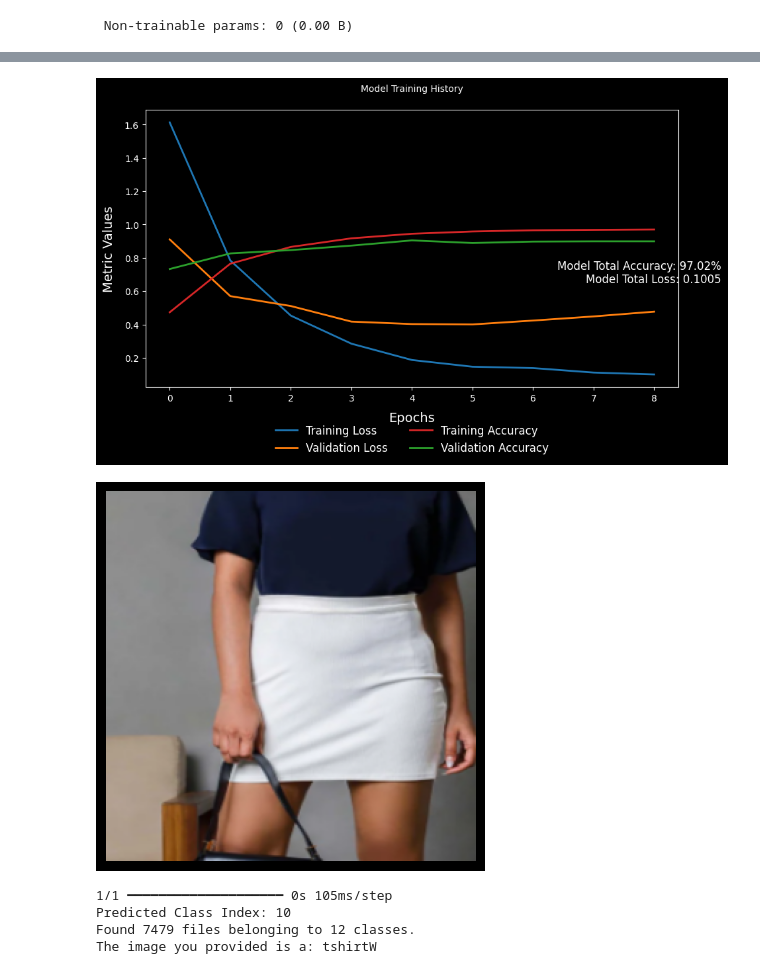
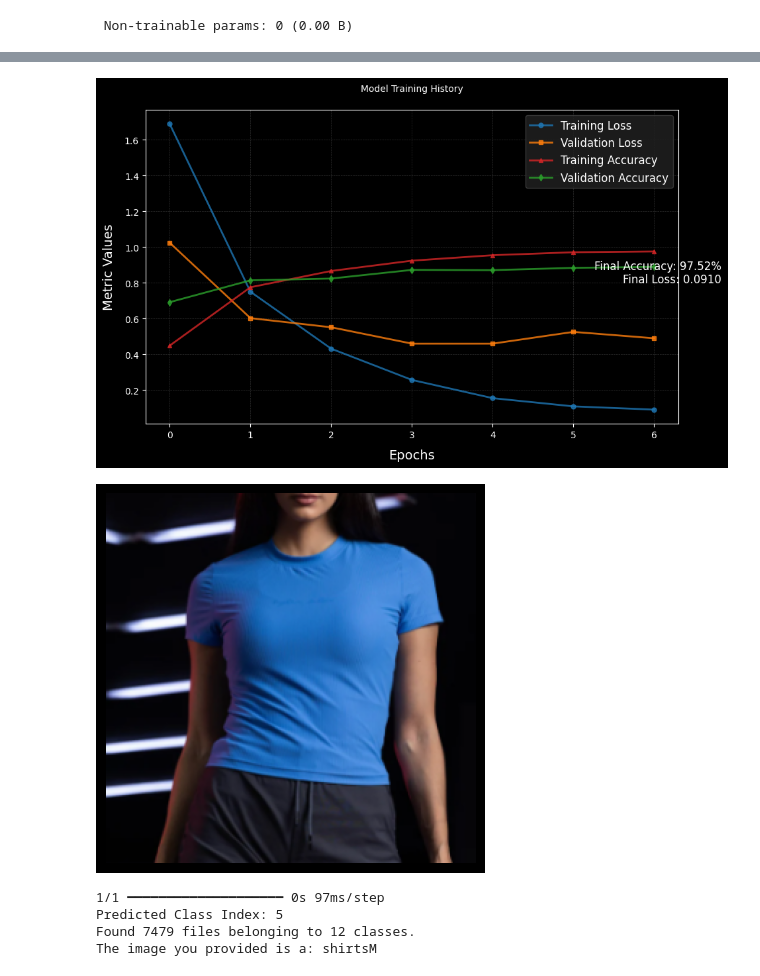
Before and after one commit to KeshUdana/ModeCNNv1, a Jupyter notebook: moddev1.ipynb, the cells around one changed output, grey strips where cells are left out. Cells and saved outputs as stored; diff of their text form; code cells hidden in the pictures.

Commit message:
Kaggle Notebook | ModdeSGDP | Version 8

```diff
--- a/moddev1.ipynb
+++ b/moddev1.ipynb
@@ -154,7 +154,7 @@ model.add(MaxPooling2D())
 # Fully Connected Layers
 model.add(Flatten())
 model.add(Dense(256, activation="relu"))
-model.add(Dropout(0.4))  # Slightly higher dropout in Dense layer
+model.add(Dropout(0.25))  # Slightly higher dropout in Dense layer
 
 # Output Layer for 12 classes
 model.add(Dense(12, activation="softmax"))
@@ -195,7 +195,7 @@ tensorboard_callback=tf.keras.callbacks.TensorBoard(log_dir=logdir)
 from tensorflow.keras.callbacks import EarlyStopping
 
 # Define early stopping
-early_stopping = EarlyStopping(monitor='val_loss', patience=3, restore_best_weights=True)
+early_stopping = EarlyStopping(monitor='val_loss', patience=2, restore_best_weights=True)
 
 # Training the model with early stopping
 history = model.fit(
@@ -249,24 +250,35 @@ plt.figure(figsize=(10, 6))
 font_path = fm.findfont(fm.FontProperties(family="Arial"))
 font_properties = fm.FontProperties(fname=font_path)
 
-# Plot the data with adjusted line width
-plt.plot(history_dict["loss"], color="#1f77b4", linewidth=2, label="Training Loss")
-plt.plot(history_dict["val_loss"], color="#ff7f0e", linewidth=2, label="Validation Loss")
-plt.plot(history_dict["accuracy"], color="#d62728", linewidth=2, label="Training Accuracy")
-plt.plot(history_dict["val_accuracy"], color="#2ca02c", linewidth=2, label="Validation Accuracy")
+# Define colors
+colors = {
+    "train_loss": "#1f77b4",
+    "val_loss": "#ff7f0e",
+    "train_acc": "#d62728",
+    "val_acc": "#2ca02c",
+}
+
+# Plot the data with markers and transparency
+plt.plot(history_dict["loss"], color=colors["train_loss"], linewidth=2, alpha=0.8, marker="o", markersize=5, label="Training Loss")
+plt.plot(history_dict["val_loss"], color=colors["val_loss"], linewidth=2, alpha=0.8, marker="s", markersize=5, label="Validation Loss")
+plt.plot(history_dict["accuracy"], color=colors["train_acc"], linewidth=2, alpha=0.8, marker="^", markersize=5, label="Training Accuracy")
+plt.plot(history_dict["val_accuracy"], color=colors["val_acc"], linewidth=2, alpha=0.8, marker="d", markersize=5, label="Validation Accuracy")
+
+# Add grid
+plt.grid(color="#444", linestyle="--", linewidth=0.5, alpha=0.7)
 
 # Add title and labels
 plt.title("Model Training History", fontsize=16, fontproperties=font_properties, pad=20)
 plt.xlabel("Epochs", fontsize=14, fontproperties=font_properties, labelpad=10)
 plt.ylabel("Metric Values", fontsize=14, fontproperties=font_properties, labelpad=10)
 
-# Add legend outside the plot
-plt.legend(loc="upper center", bbox_to_anchor=(0.5, -0.1), ncol=2, fontsize=12, frameon=False)
+# Add legend inside the plot
+plt.legend(loc="best", fontsize=12, frameon=True, facecolor="#222", edgecolor="#444")
 
 # Add total accuracy and loss as annotations
 mod_accuracy = history_dict['accuracy'][-1]  # Accuracy from the last epoch
 mod_loss = history_dict['loss'][-1]  # Loss from the last epoch
-text = f"Model Total Accuracy: {mod_accuracy * 100:.2f}%\nModel Total Loss: {mod_loss:.4f}"
+text = f"Final Accuracy: {mod_accuracy * 100:.2f}%\nFinal Loss: {mod_loss:.4f}"
 plt.gcf().text(0.95, 0.5, text, fontsize=12, fontproperties=font_properties, color="white", ha="right", va="center")
 
 # Adjust layout
@@ -275,7 +287,7 @@ plt.tight_layout(rect=[0, 0, 0.9, 1])
 # Show the plot
 plt.show()
 # %% [output]
-[figure, old version]
+[figure, new version]
 # %%
 import cv2
 import numpy as np
@@ -288,7 +300,7 @@ from tensorflow.keras.models import load_model
 # model = load_model('path_to_your_model')
 
 # Load and preprocess the test image
-img = cv2.imread("/kaggle/input/testing-imageskeshawa/womanSkirt2.png")
+img = cv2.imread("/kaggle/input/testing-imageskeshawa/menTshirt.png")
 
 # Check if the image loaded correctly
 if img is None:
@@ -305,35 +317,35 @@ plt.imshow(resized_img)
 plt.axis('off')
 plt.show()
 
 # Normalize the image and expand dimensions to match model input
 input_image = np.expand_dims(resized_img, axis=0).astype(np.float32) / 255.0
 
 # Predict the class probabilities
 yhat = model.predict(input_image)
 
 # Get the class index with the highest probability
 predicted_class = np.argmax(yhat, axis=1)[0]
 print(f'Predicted Class Index: {predicted_class}')
 
 # Load the dataset to get class names (same as during training)
 jpeg_dataset_path = "/kaggle/input/moddelite/ModdeDataset"  # Replace with your dataset path
 data = tf.keras.utils.image_dataset_from_directory(
     jpeg_dataset_path,
     labels='inferred',
     label_mode='categorical',
     batch_size=32,
     image_size=(256, 256),
     shuffle=True,
     seed=123
 )
 
 class_names = data.class_names  # Extract class names
 
 # Print the predicted class label
 print(f'The image you provided is a: {class_names[predicted_class]}')
 # %% [output]
-[figure, old version]
+[figure, new version]
-1/1 ━━━━━━━━━━━━━━━━━━━━ 0s 105ms/step
-Predicted Class Index: 10
+1/1 ━━━━━━━━━━━━━━━━━━━━ 0s 97ms/step
+Predicted Class Index: 5
 Found 7479 files belonging to 12 classes.
-The image you provided is a: tshirtW
+The image you provided is a: shirtsM
```
Also changed, not shown: parts of 1 cell of this notebook.
